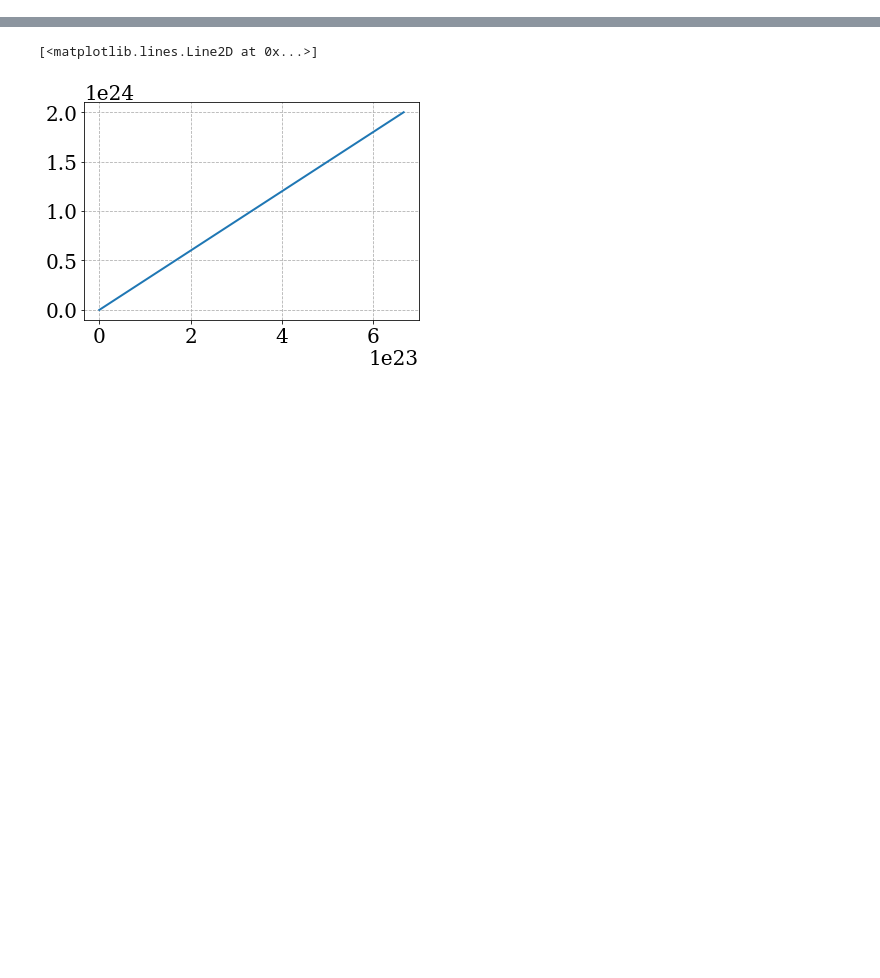
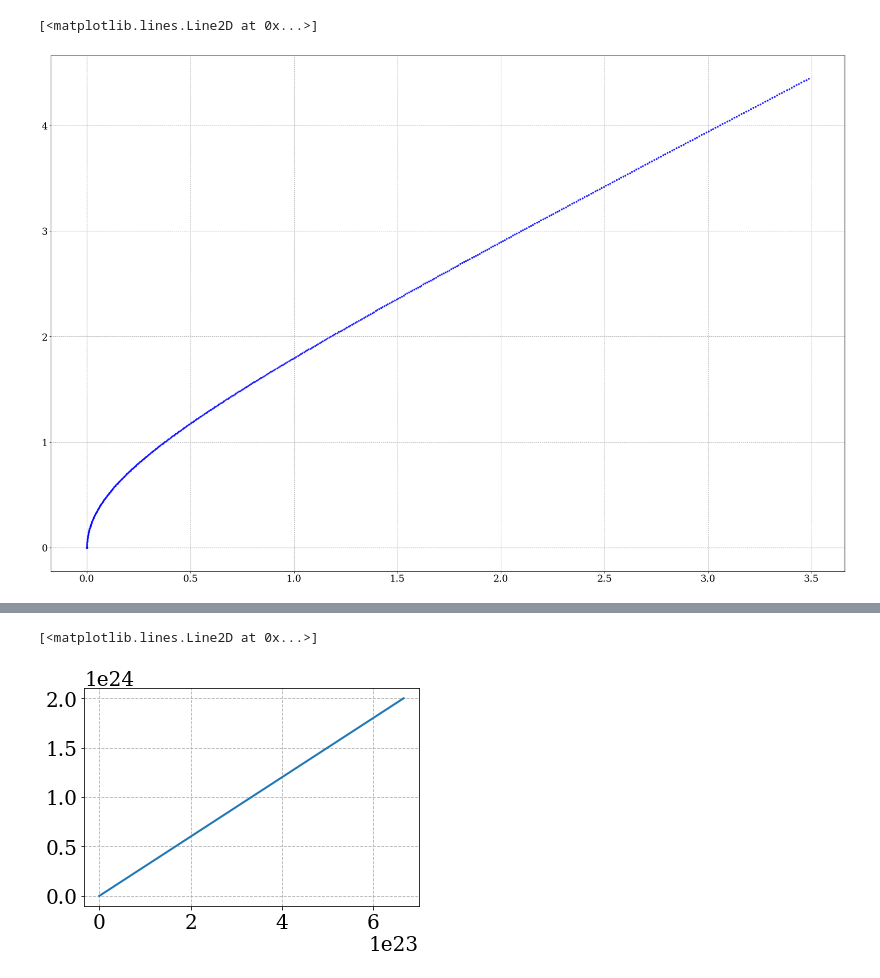
Before and after one commit to martkjoh/master, a Jupyter notebook: scripts/pion_star/pion_star.ipynb, the cells around one changed output, grey strips where cells are left out. Saved outputs shown, nothing was run; the diff lists cells and outputs as text; code cells hidden in the pictures; blank space fills up the shorter version.

```diff
--- a/scripts/pion_star/pion_star.ipynb
+++ b/scripts/pion_star/pion_star.ipynb
@@ -41,0 +71,12 @@ plt.plot(p2(x), u2(x))
+# %%
+nI = lambda mu: (mu * sin(alpha)**2)
+p = lambda mu: -F(mu, alpha)
+u0 = lambda mu: -p(mu) + mu * nI(mu)
+u = lambda mu: u0(mu) - u0(0)
+
+fig, ax = plt.subplots(figsize=(30, 20))
+
+ax.plot(p(mu), u(mu), "b.", lw=2, alpha=0.8)
+# %% [output]
+[<matplotlib.lines.Line2D at 0x...>]
+[figure, added]
```
Also changed, not shown: parts of 6 cells of this notebook, 14 other files.
